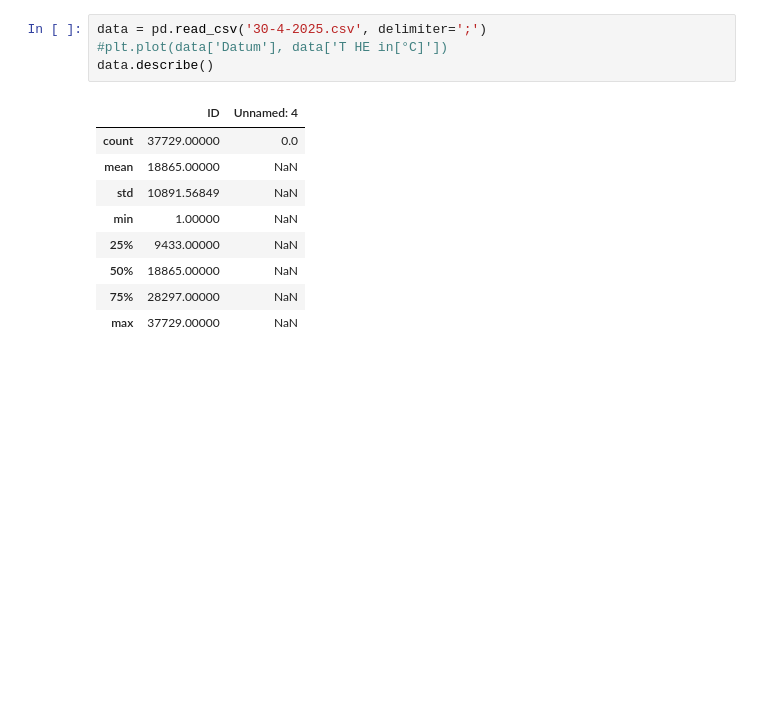
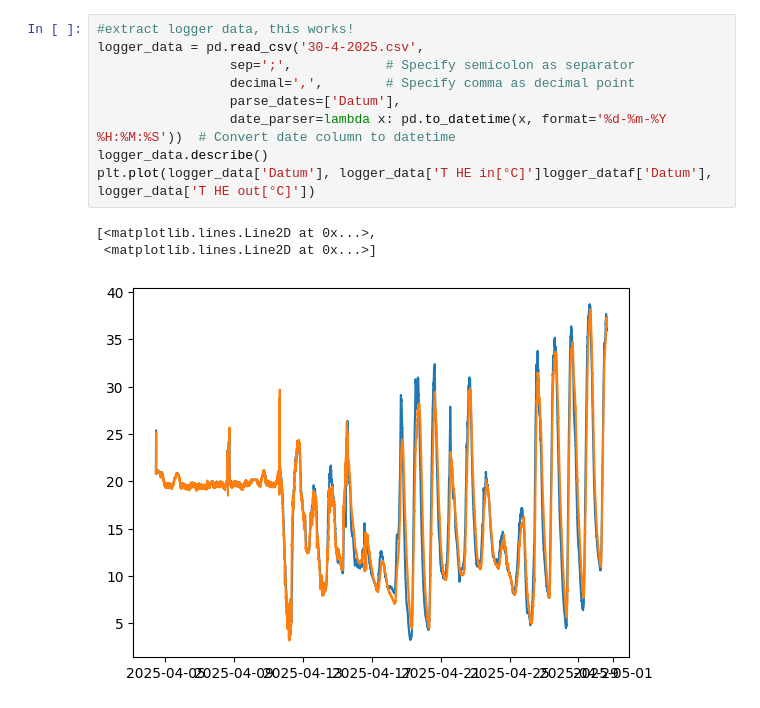
Before and after one commit to MatthijsKok01/Code, a Jupyter notebook: import_data.ipynb, the cells around one changed output. Cells and saved outputs as stored; diff of their text form; blank space fills up the shorter version.

```diff
--- a/import_data.ipynb
+++ b/import_data.ipynb
@@ -64,14 +128,13 @@ df1.describe()
 # %%
-data = pd.read_csv('30-4-2025.csv', delimiter=';')
-#plt.plot(data['Datum'], data['T HE in[°C]'])
-data.describe()
+#extract logger data, this works!
+logger_data = pd.read_csv('30-4-2025.csv',
+                 sep=';',            # Specify semicolon as separator
+                 decimal=',',        # Specify comma as decimal point
+                 parse_dates=['Datum'],
+                 date_parser=lambda x: pd.to_datetime(x, format='%d-%m-%Y %H:%M:%S'))  # Convert date column to datetime
+logger_data.describe()
+plt.plot(logger_data['Datum'], logger_data['T HE in[°C]']logger_dataf['Datum'], logger_data['T HE out[°C]'])
 # %% [output]
-|  | ID | Unnamed: 4 |
-| count | 37729.00000 | 0.0 |
-| mean | 18865.00000 | NaN |
-| std | 10891.56849 | NaN |
-| min | 1.00000 | NaN |
-| 25% | 9433.00000 | NaN |
-| 50% | 18865.00000 | NaN |
-| 75% | 28297.00000 | NaN |
-| max | 37729.00000 | NaN |
+[<matplotlib.lines.Line2D at 0x...>,
+ <matplotlib.lines.Line2D at 0x...>]
+[figure, added]
```
Also changed, not shown: parts of 23 cells of this notebook.
